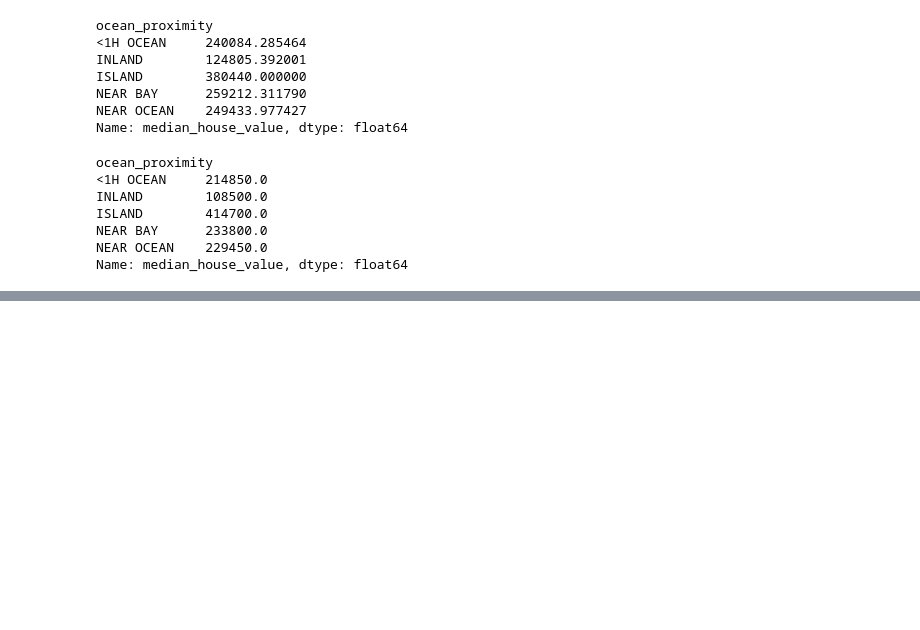
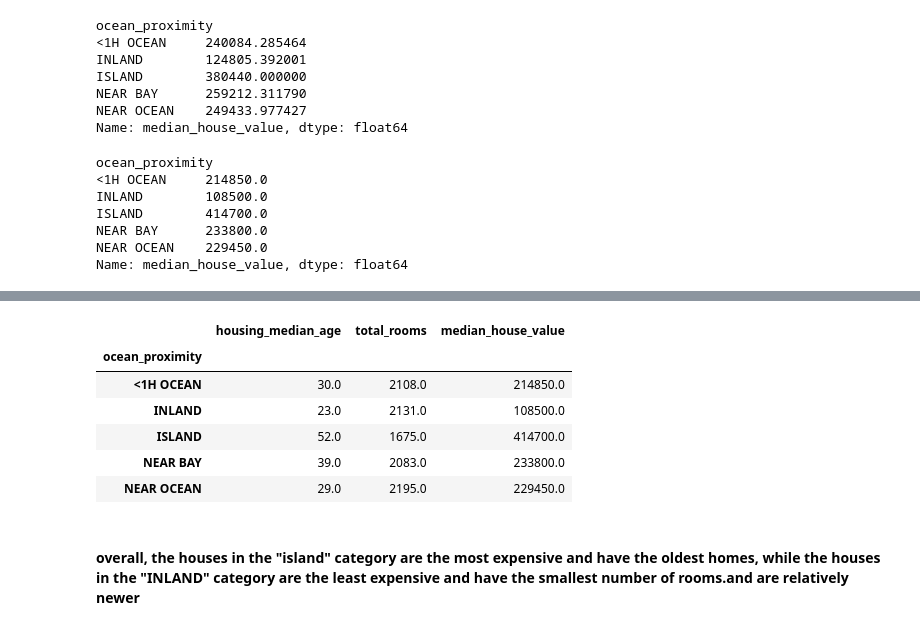
Before and after one commit to vamsik1606/Ai_programmin_course, a Jupyter notebook: lab1.ipynb, the cells around one changed output, grey strips where cells are left out. Cells and saved outputs as stored; diff of their text form; code cells hidden in the pictures; blank space fills up the shorter version.

```diff
--- a/lab1.ipynb
+++ b/lab1.ipynb
@@ -96,0 +143,12 @@ plot_histogram(housing, "median_house_value")
+# %%
+housing.groupby("ocean_proximity")[["housing_median_age", "total_rooms", "median_house_value"]].median()
+# %% [output]
+|  | housing_median_age | total_rooms | median_house_value |
+| ocean_proximity |  |  |  |
+| <1H OCEAN | 30.0 | 2108.0 | 214850.0 |
+| INLAND | 23.0 | 2131.0 | 108500.0 |
+| ISLAND | 52.0 | 1675.0 | 414700.0 |
+| NEAR BAY | 39.0 | 2083.0 | 233800.0 |
+| NEAR OCEAN | 29.0 | 2195.0 | 229450.0 |
+# %% [markdown]
+#### overall, the houses in the "island" category are the most expensive and have the oldest homes, while the houses in the "INLAND" category are the least expensive and have the smallest number of rooms.and are relatively newer
```
Also changed, not shown: parts of 14 cells of this notebook, 1 other file.
